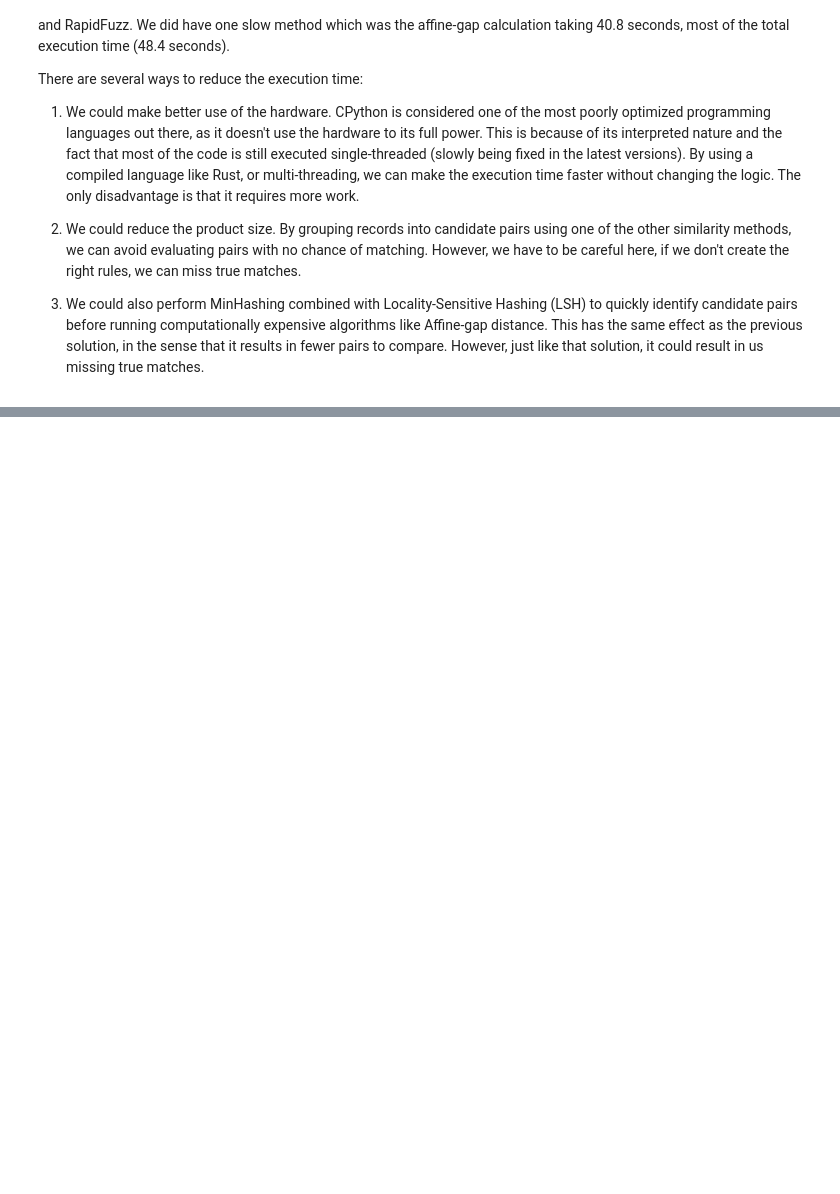
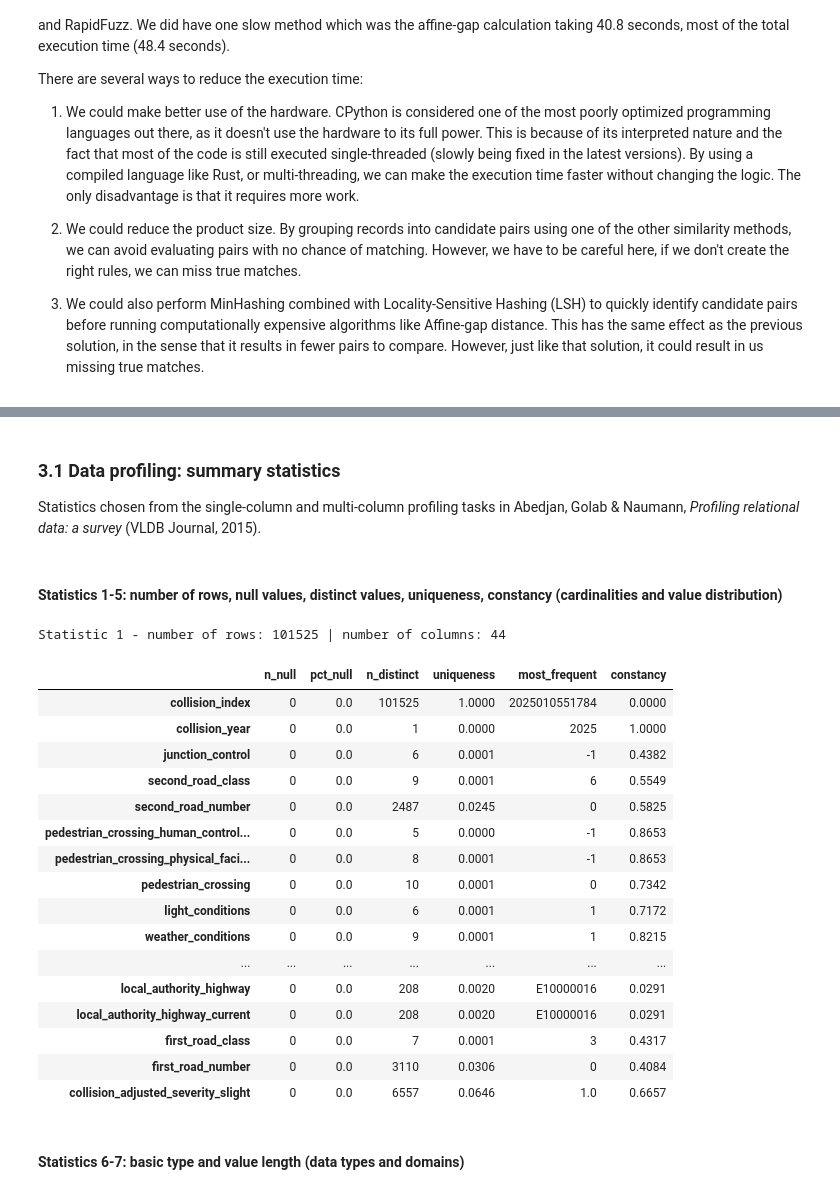
Before and after one commit to OssamaSijbesma/uu-data-wrangling-assignments, a Jupyter notebook: assignment-2/assignment.ipynb, the cells around one changed output, grey strips where cells are left out. Drawn from its saved outputs; the diff is of its cells as text; code cells hidden in the pictures; blank space fills up the shorter version.

Commit message:
feat: Task 3.1 data profiling summary statistics

```diff
--- a/assignment-2/assignment.ipynb
+++ b/assignment-2/assignment.ipynb
@@ -360,0 +367,19 @@ There are several ways to reduce the execution time:
+# %%
+import re
+from pathlib import Path
+
+import matplotlib.pyplot as plt
+import numpy as np
+import pandas as pd
+from sklearn.impute import SimpleImputer
+
+DATA_DIR = Path("raw")
+csv_path = sorted(DATA_DIR.glob("dft-road-casualty-statistics-collision-*.csv"))[-1]
+print("Using", csv_path)
+
+# df: values parsed by pandas (numbers as numbers, empty/"NULL" as NaN)
+# df_str: every value as the original text, used for type, length and pattern statistics
+df = pd.read_csv(csv_path, low_memory=False)
+df_str = pd.read_csv(csv_path, dtype=str, keep_default_na=False)
+print(df.shape)
+df.head()
@@ -360,0 +396,43 @@ There are several ways to reduce the execution time:
+# %% [markdown]
+### 3.1 Data profiling: summary statistics
+
+Statistics chosen from the single-column and multi-column profiling tasks in Abedjan, Golab & Naumann, *Profiling relational data: a survey* (VLDB Journal, 2015).
+# %% [markdown]
+#### Statistics 1-5: number of rows, null values, distinct values, uniqueness, constancy (cardinalities and value distribution)
+# %%
+n_rows = len(df)
+print("Statistic 1 - number of rows:", n_rows, "| number of columns:", df.shape[1])
+
+profile = pd.DataFrame(index=df.columns)
+# 2. null values: cells that are explicitly empty / NULL in the file
+profile["n_null"] = df.isna().sum()
+profile["pct_null"] = (100 * profile["n_null"] / n_rows).round(2)
+# 3. distinct values (cardinality of the column)
+profile["n_distinct"] = df.nunique(dropna=True)
+# 4. uniqueness = distinct / rows; 1.0 means the column is a candidate key
+profile["uniqueness"] = (profile["n_distinct"] / n_rows).round(4)
+# 5. constancy = frequency of the most frequent value / rows
+profile["most_frequent"] = df.apply(lambda c: c.mode(dropna=True).iloc[0] if c.notna().any() else None)
+profile["constancy"] = (df.apply(lambda c: c.value_counts(dropna=True).iloc[0] if c.notna().any() else 0) / n_rows).round(4)
+profile.sort_values("pct_null", ascending=False)
+# %% [output]
+Statistic 1 - number of rows: 101525 | number of columns: 44
+|  | n_null | pct_null | n_distinct | uniqueness | most_frequent | constancy |
+| collision_index | 0 | 0.0 | 101525 | 1.0000 | 2025010551784 | 0.0000 |
+| collision_year | 0 | 0.0 | 1 | 0.0000 | 2025 | 1.0000 |
+| junction_control | 0 | 0.0 | 6 | 0.0001 | -1 | 0.4382 |
+| second_road_class | 0 | 0.0 | 9 | 0.0001 | 6 | 0.5549 |
+| second_road_number | 0 | 0.0 | 2487 | 0.0245 | 0 | 0.5825 |
+| pedestrian_crossing_human_control... | 0 | 0.0 | 5 | 0.0000 | -1 | 0.8653 |
+| pedestrian_crossing_physical_faci... | 0 | 0.0 | 8 | 0.0001 | -1 | 0.8653 |
+| pedestrian_crossing | 0 | 0.0 | 10 | 0.0001 | 0 | 0.7342 |
+| light_conditions | 0 | 0.0 | 6 | 0.0001 | 1 | 0.7172 |
+| weather_conditions | 0 | 0.0 | 9 | 0.0001 | 1 | 0.8215 |
+| ... | ... | ... | ... | ... | ... | ... |
+| local_authority_highway | 0 | 0.0 | 208 | 0.0020 | E10000016 | 0.0291 |
+| local_authority_highway_current | 0 | 0.0 | 208 | 0.0020 | E10000016 | 0.0291 |
+| first_road_class | 0 | 0.0 | 7 | 0.0001 | 3 | 0.4317 |
+| first_road_number | 0 | 0.0 | 3110 | 0.0306 | 0 | 0.4084 |
+| collision_adjusted_severity_slight | 0 | 0.0 | 6557 | 0.0646 | 1.0 | 0.6657 |
+# %% [markdown]
+#### Statistics 6-7: basic type and value length (data types and domains)
```
Also changed, not shown: parts of 18 cells of this notebook.
